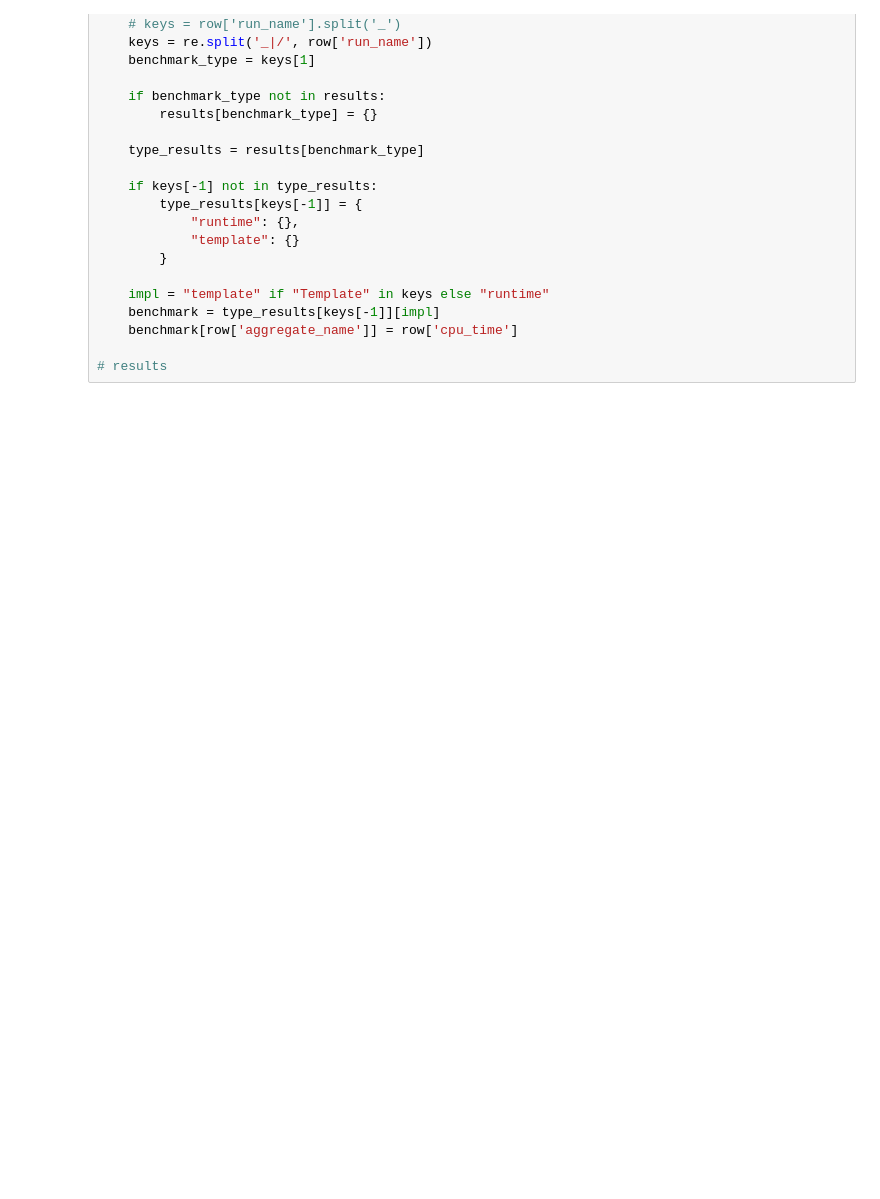
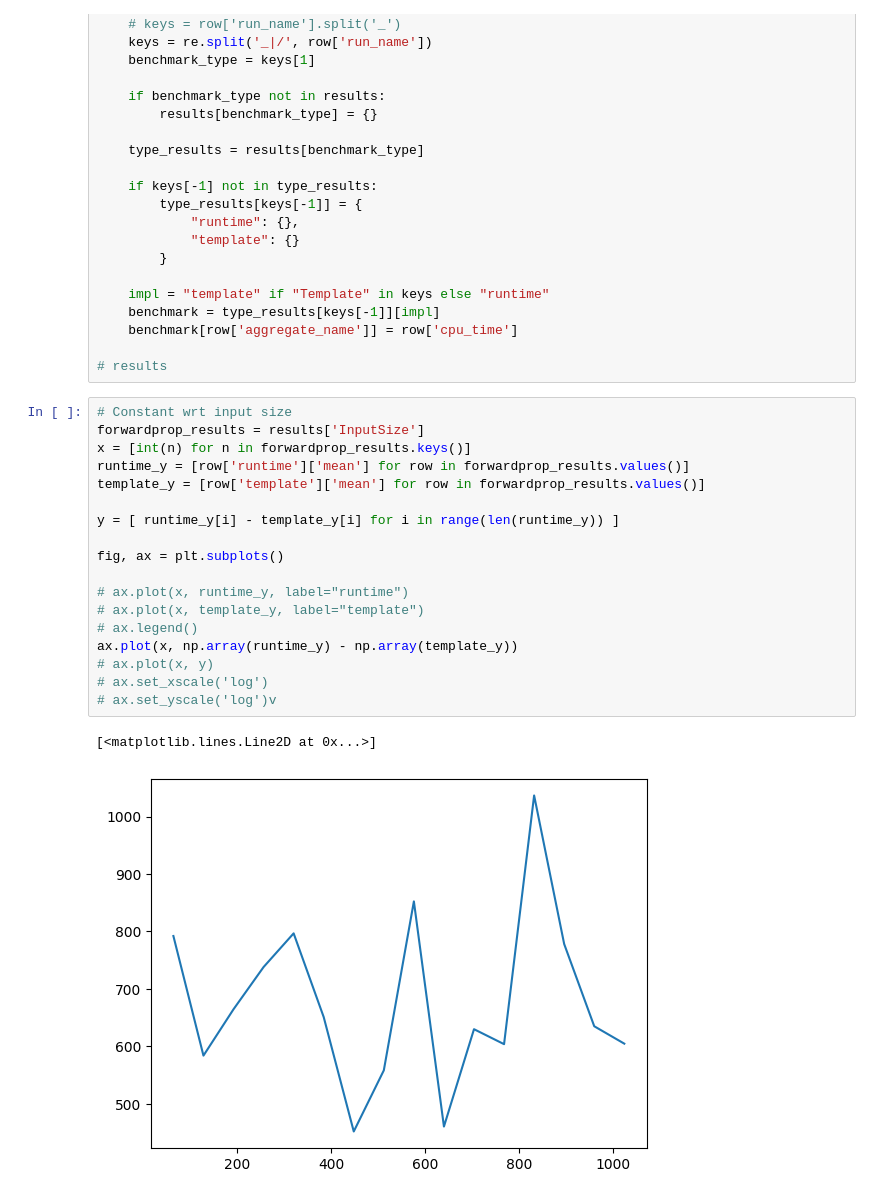
Before and after one commit to darida12321/DeepPP, a Jupyter notebook: benchmark_report.ipynb, the cells around one changed output. Saved outputs shown, nothing was run; the diff lists cells and outputs as text; blank space fills up the shorter version.

```diff
--- a/benchmark_report.ipynb
+++ b/benchmark_report.ipynb
@@ -33,4 +51,25 @@ for row in data:
 	benchmark[row['aggregate_name']] = row['cpu_time']
 
 # results
+# %%
+# Constant wrt input size
+forwardprop_results = results['InputSize']
+x = [int(n) for n in forwardprop_results.keys()]
+runtime_y = [row['runtime']['mean'] for row in forwardprop_results.values()]
+template_y = [row['template']['mean'] for row in forwardprop_results.values()]
+
+y = [ runtime_y[i] - template_y[i] for i in range(len(runtime_y)) ]
+
+fig, ax = plt.subplots()
+
+# ax.plot(x, runtime_y, label="runtime")
+# ax.plot(x, template_y, label="template")
+# ax.legend()
+ax.plot(x, np.array(runtime_y) - np.array(template_y))
+# ax.plot(x, y)
+# ax.set_xscale('log')
+# ax.set_yscale('log')v
+# %% [output]
+[<matplotlib.lines.Line2D at 0x...>]
+[figure, added]
 # %%
```
Also changed, not shown: parts of 3 cells of this notebook, 5 other files.
